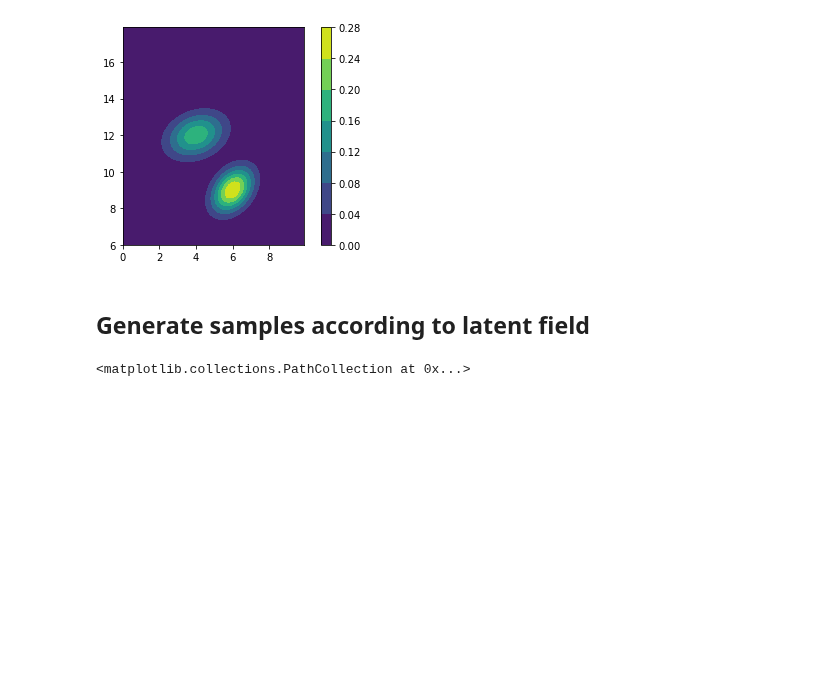
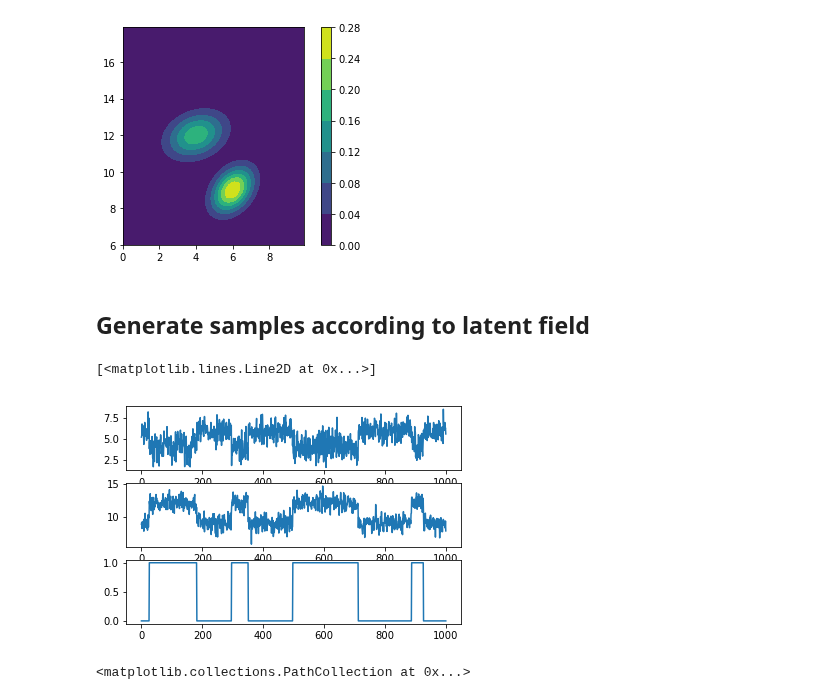
Before and after one commit to cgre-aachen/bayseg, a Jupyter notebook: notebooks/simple_1D.ipynb, the cells around one changed output. Drawn from its saved outputs; the diff is of its cells as text; code cells hidden in the pictures; blank space fills up the shorter version.

```diff
--- a/notebooks/simple_1D.ipynb
+++ b/notebooks/simple_1D.ipynb
@@ -14,11 +14,11 @@ import scipy.stats as stats
 # %%
 np.random.seed(12345)
 # define domain
-x = np.arange(1000)
-latent_1D = np.zeros_like(x)
+x_pos = np.arange(1000)
+latent_1D = np.zeros_like(x_pos)
 dist = stats.bernoulli(0.01)
 val = 0
-for i in range(len(x)):
+for i in range(len(x_pos)):
     if dist.rvs():
         val = 1 - val
     latent_1D[i] = val
@@ -99,7 +102,7 @@ plt.colorbar()
 # %%
 # for
 
-observed_field = np.empty((len(x), 2))
+observed_field = np.empty((len(x_pos), 2))
 
 for i,l in enumerate(latent_1D):
     # generate a 2-d random vector at each point
@@ -107,6 +110,14 @@ for i,l in enumerate(latent_1D):
         observed_field[i,:] = c1.rvs()
     elif l == 1:
         observed_field[i,:] = c2.rvs()
+# %%
+fig, ax = plt.subplots(3,1)
+ax[0].plot(observed_field[:,0])
+ax[1].plot(observed_field[:,1])
+ax[2].plot(latent_1D)
+# %% [output]
+[<matplotlib.lines.Line2D at 0x...>]
+[figure, added]
 # %%
 plt.contourf(x1, y1, c1.pdf(pos) + c2.pdf(pos)) # + c3.pdf(pos))
 ax = plt.gca()
```
Also changed, not shown: parts of 117 cells of this notebook.
